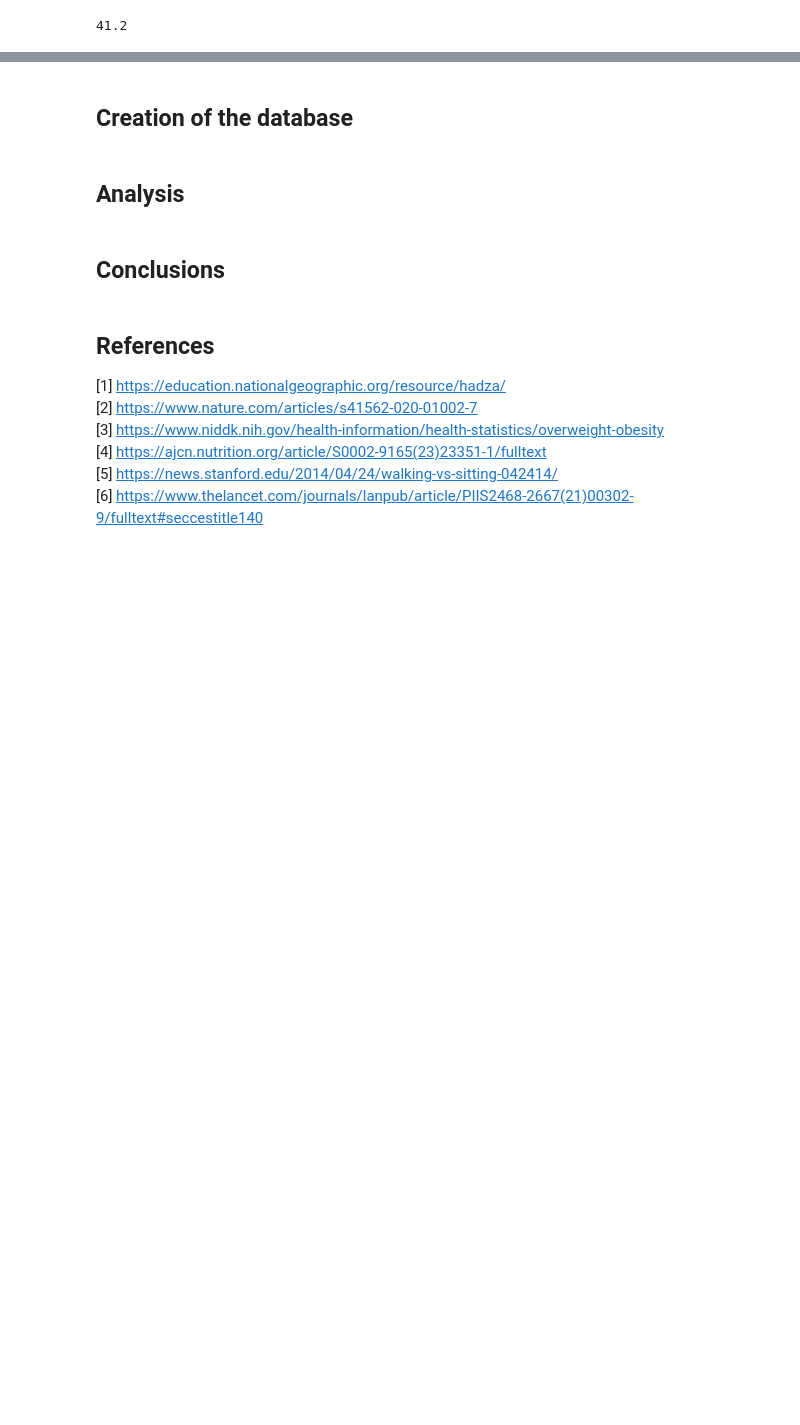
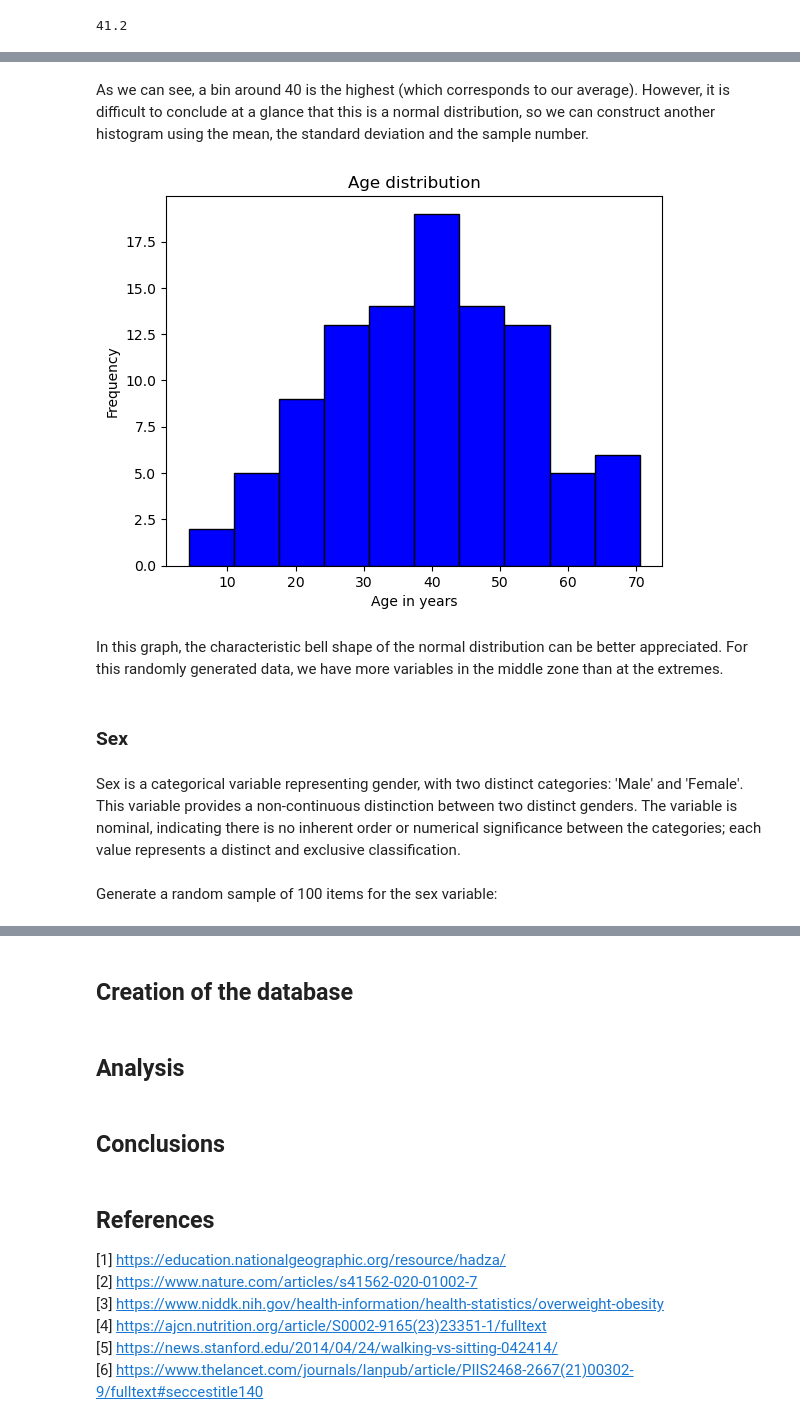
Before and after one commit to jalaca91/project1-programming-data-analysis, a Jupyter notebook: project1.ipynb, the cells around one changed output, grey strips where cells are left out. Cells and saved outputs as stored; diff of their text form; code cells hidden in the pictures; blank space fills up the shorter version.

```diff
--- a/project1.ipynb
+++ b/project1.ipynb
@@ -144,0 +173,24 @@ np.median(age)
+# %% [markdown]
+As we can see, a bin around 40 is the highest (which corresponds to our average). However, it is difficult to conclude at a glance that this is a normal distribution, so we can construct another histogram using the mean, the standard deviation and the sample number.
+# %%
+age = pd.DataFrame(np.random.normal(41.2, 15.22, 100), columns=["Age"]) # Mean is 41.2 std is 15.22 n=100
+plt.hist(age["Age"], color="blue", edgecolor="black")
+
+plt.title("Age distribution")
+plt.xlabel("Age in years")
+plt.ylabel("Frequency")
+
+plt.show()
+# %% [output]
+[figure, added]
+# %% [markdown]
+In this graph, the characteristic bell shape of the normal distribution can be better appreciated.
+For this randomly generated data, we have more variables in the middle zone than at the extremes.
+# %% [markdown]
+### **Sex**
+# %% [markdown]
+Sex is a categorical variable representing gender, with two distinct categories: 'Male' and 'Female'.
+This variable provides a non-continuous distinction between two distinct genders.
+The variable is nominal, indicating there is no inherent order or numerical significance between the categories; each value represents a distinct and exclusive classification.
+# %% [markdown]
+Generate a random sample of 100 items for the sex variable:
```
Also changed, not shown: parts of 15 cells of this notebook.
